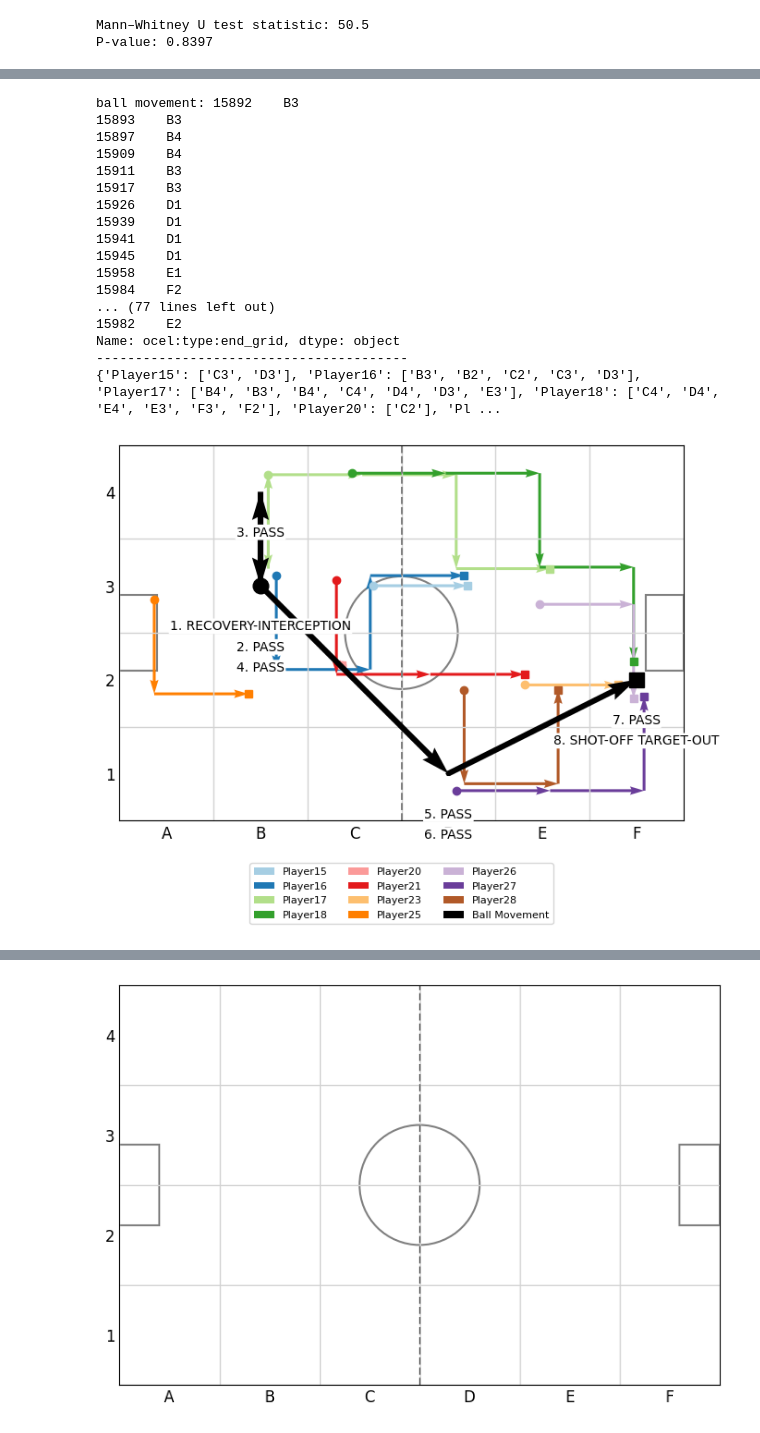
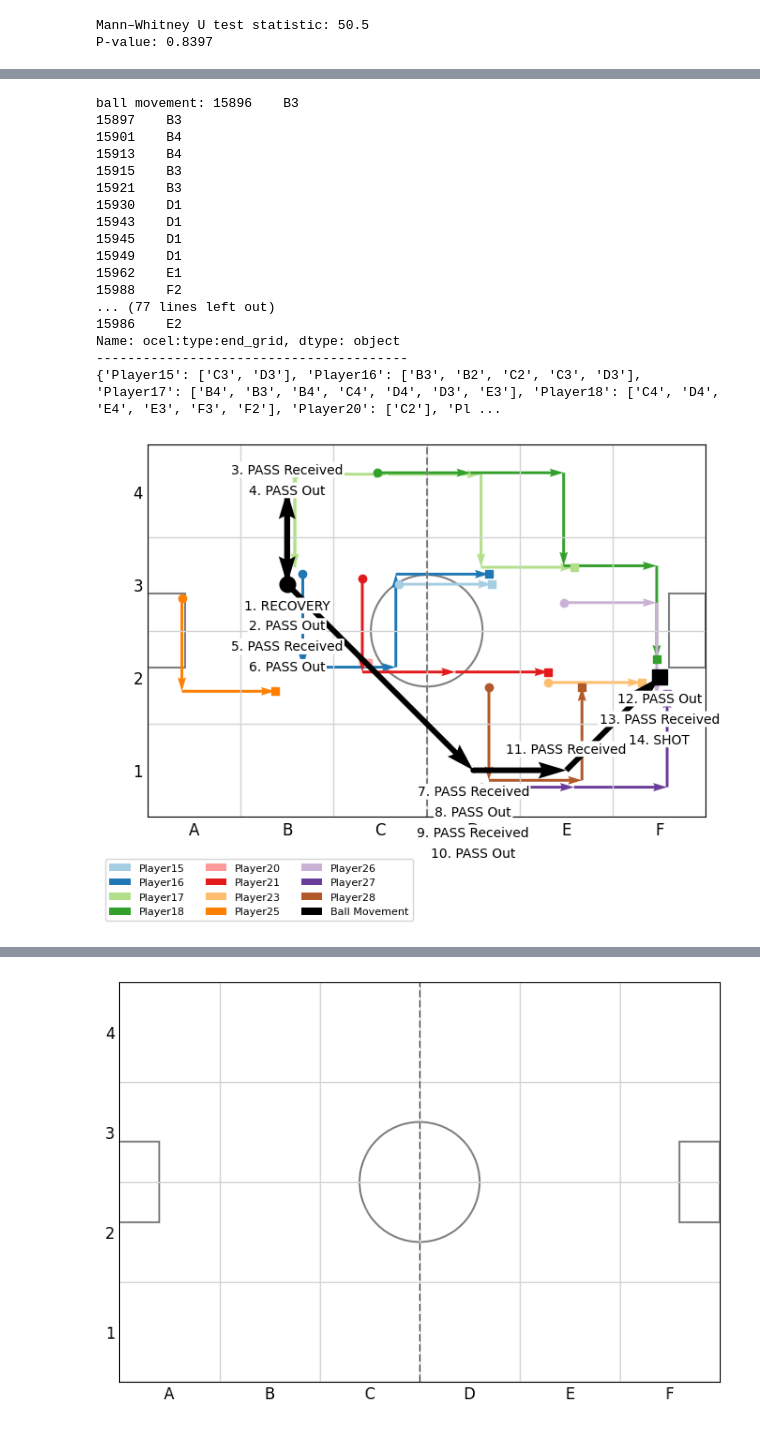
Before and after one commit to VitoChan01/Soccer, a Jupyter notebook: measurements.ipynb, the cells around one changed output, grey strips where cells are left out. Cells and saved outputs as stored; diff of their text form; code cells hidden in the pictures.

```diff
--- a/measurements.ipynb
+++ b/measurements.ipynb
@@ -126,8 +115,8 @@ rows_possessions_away_team_away = rows_possessions_away[rows_possessions_away["o
 rows_possessions_home_team_home = rows_possessions_home[rows_possessions_home["ocel:type:Team"] == "Home"]
 
 # group by possessions
-possessions_away_team_away = rows_possessions_away_team_away.groupby("ocel:type:case:concept:name")
-possessions_home_team_home = rows_possessions_home_team_home.groupby("ocel:type:case:concept:name")
+possessions_away_team_away = rows_possessions_away_team_away.groupby("ocel:type:Possession")
+possessions_home_team_home = rows_possessions_home_team_home.groupby("ocel:type:Possession")
 
 # Count the number of events in each possession that belongs to the team that has the possession
 away_counts = possessions_away_team_away.size()
@@ -169,10 +158,10 @@ P-value: 0.5262
 # This includes only the events of the team that has the possession
 # filter for those possessions that have a shot activity
 possessions_away_team_away_with_shot = possessions_away_team_away.filter(lambda x: any(str(act).startswith("SHOT") for act in x['ocel:activity'].values))
-possessions_away_team_away_with_shot = possessions_away_team_away_with_shot.groupby("ocel:type:case:concept:name")
+possessions_away_team_away_with_shot = possessions_away_team_away_with_shot.groupby("ocel:type:Possession")
 
 possessions_home_team_home_with_shot = possessions_home_team_home.filter(lambda x: any(str(act).startswith("SHOT") for act in x['ocel:activity'].values))
-possessions_home_team_home_with_shot = possessions_home_team_home_with_shot.groupby("ocel:type:case:concept:name")
+possessions_home_team_home_with_shot = possessions_home_team_home_with_shot.groupby("ocel:type:Possession")
 
 # This includes only the events of the team that has the possession
 away_counts = possessions_away_team_away_with_shot.size()
@@ -313,15 +302,15 @@ ball_movement_grid_cells = ball_movement.tolist()
 ball_movement_activities = ball_rows["ocel:activity"].tolist()
 
 # Filter out "PASS Received" activities and their corresponding grid cells
-mask = ball_rows["ocel:activity"] != "PASS Received"
-ball_movement_grid_cells = ball_movement[mask].tolist()
-ball_movement_activities = ball_rows["ocel:activity"][mask].tolist()
+#mask = ball_rows["ocel:activity"] != "PASS Received"
+#ball_movement_grid_cells = ball_movement[mask].tolist()
+#ball_movement_activities = ball_rows["ocel:activity"][mask].tolist()
 
 print("ball movement:", ball_movement_grid_cells)
 print("ball movement activities:", ball_movement_activities)
 # Enumerate the ball movement activities
 # Replace "PASS Out" with "PASS" in ball_movement_activities
-ball_movement_activities = [act.replace("PASS Out", "PASS") for act in ball_movement_activities]
+#ball_movement_activities = [act.replace("PASS Out", "PASS") for act in ball_movement_activities]
 ball_movement_activities = [f"{i+1}. {act}" for i, act in enumerate(ball_movement_activities)]
 print("ball movement activities enumerated:", ball_movement_activities)
 
@@ -343,20 +332,20 @@ player_end_grid_dict = {
 }
 print(player_end_grid_dict)
 # %% [output]
-ball movement: 15892    B3
-15893    B3
-15897    B4
-15909    B4
-15911    B3
-15917    B3
-15926    D1
-15939    D1
-15941    D1
+ball movement: 15896    B3
+15897    B3
+15901    B4
+15913    B4
+15915    B3
+15921    B3
+15930    D1
+15943    D1
 15945    D1
-15958    E1
-15984    F2
+15949    D1
+15962    E1
+15988    F2
 ... (77 lines left out)
-15982    E2
+15986    E2
 Name: ocel:type:end_grid, dtype: object
 ----------------------------------------
 {'Player15': ['C3', 'D3'], 'Player16': ['B3', 'B2', 'C2', 'C3', 'D3'], 'Player17': ['B4', 'B3', 'B4', 'C4', 'D4', 'D3', 'E3'], 'Player18': ['C4', 'D4', 'E4', 'E3', 'F3', 'F2'], 'Player20': ['C2'], 'Pl ...
@@ -414,7 +403,7 @@ ax.add_patch(right_goal_area)
 
 # Draw paths with slight offsets (unchanged)
 offset_magnitude = 0.2
-angle_step = 2 * np.pi / len(paths)
+angle_step = 2 * np.pi / len(player_end_grid_dict.items())
 
 # Example: player_paths = {'Player17': ['B3', 'B4', 'C4', ...], ...}
 for i, (player, path) in enumerate(player_end_grid_dict.items()):
@@ -449,45 +438,54 @@ ax.quiver(Xb_start, Yb_start, Ub, Vb, angles='xy', scale_units='xy', scale=1,
           color='black', width=0.01, label='Ball Movement', zorder=10)
 
 
-offset_base = 0.5  # base vertical offset
+offset_base = 0.3  # base vertical offset
 label_spacing = 0.22  # vertical spacing between stacked labels
 
 # Keep track of how many labels per (x,y) cell center
 label_counts = {}
 
 for i in range(len(ball_path)):
     start_x = Xb[i]
     start_y = Yb[i]
     label = ball_movement_activities[i]
 
     # Key for this position rounded to a grid center (avoid floating issues)
     key = (round(start_x, 3), round(start_y, 3))
 
     # Count how many labels already here
     count = label_counts.get(key, 0)
     label_counts[key] = count + 1
 
     # Calculate vertical offset based on count
     y_offset = offset_base + count * label_spacing
+    y_offset_above =offset_base - count * label_spacing
 
-    ax.text(start_x, start_y - y_offset, label, fontsize=10, color='black',
-            ha='center', va='bottom',
-            bbox=dict(facecolor='white', edgecolor='none', boxstyle='round,pad=0.1'), zorder=11)
+
+    # move label above if i in a chosen set, otherwise below
+    labels_above = {2, 3, 10}  # indices of labels you want above (change as needed)
+    if i in labels_above:
+        ax.text(start_x, start_y + y_offset_above, label, fontsize=10, color='black',
+                ha='center', va='top',
+                bbox=dict(facecolor='white', edgecolor='none', boxstyle='round,pad=0.1'), zorder=11)
+    else:
+        ax.text(start_x, start_y - y_offset, label, fontsize=10, color='black',
+                ha='center', va='bottom',
+                bbox=dict(facecolor='white', edgecolor='none', boxstyle='round,pad=0.1'), zorder=11)
 
 
 ax.plot(Xb[0], Yb[0], 'o', color='black', markersize=12)   # Start marker
 ax.plot(Xb[-1], Yb[-1], 's', color='black', markersize=12) # End marker
 ####################################
 
 
 ax.set_aspect('equal')
-ax.legend(loc='upper center', bbox_to_anchor=(0.5, -0.1), ncol=3, fontsize=8)
+ax.legend(loc='upper center', bbox_to_anchor=(0.2, -0.1), ncol=3, fontsize=8)
 
 plt.tight_layout()
 plt.savefig("spatialView_withPlayers.png", dpi=300)
 plt.show()
 # %% [output]
-[figure, old version]
+[figure, new version]
 # %%
 import matplotlib.pyplot as plt
 import numpy as np
```
Also changed, not shown: parts of 9 cells of this notebook.
